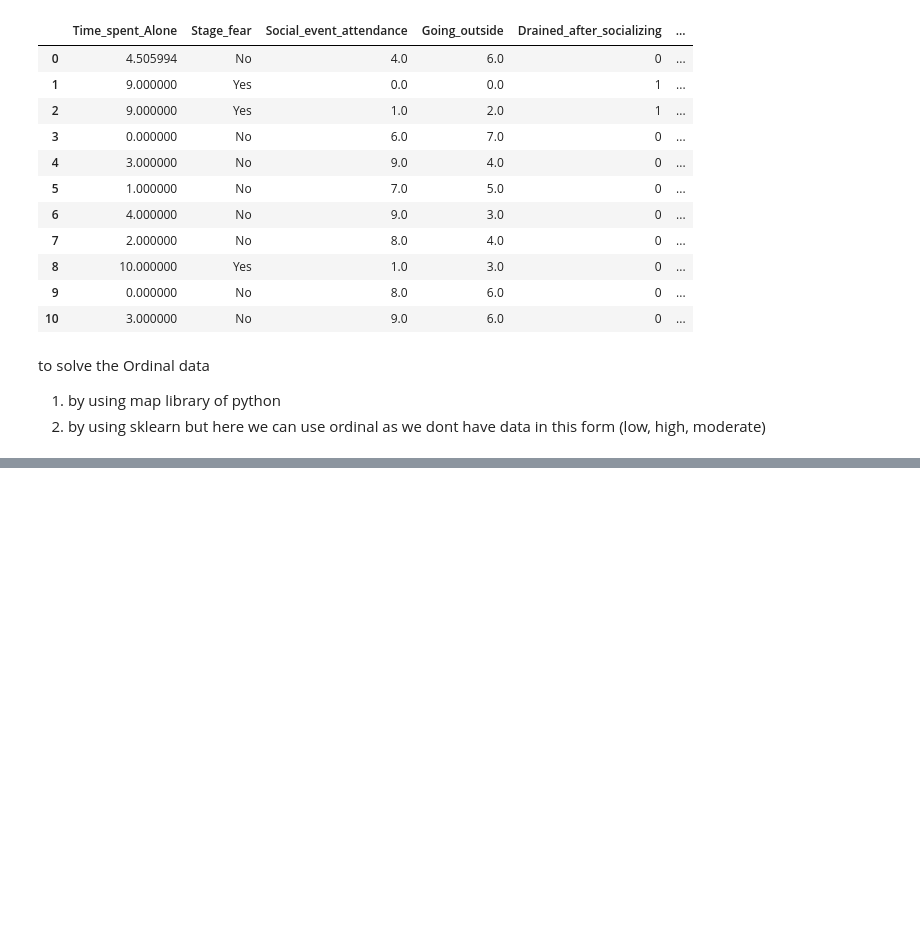
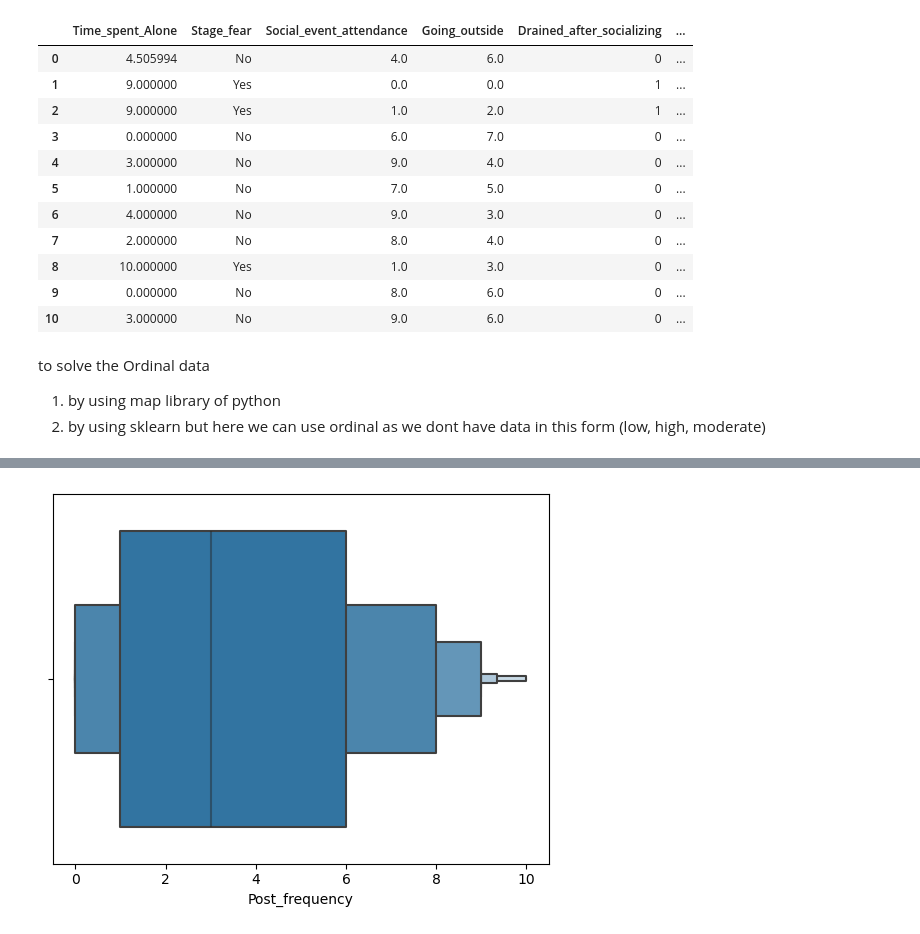
Before and after one commit to gitcrusher/DataScience, a Jupyter notebook: Personality_Analysis/main1.ipynb, the cells around one changed output, grey strips where cells are left out. Drawn from its saved outputs; the diff is of its cells as text; code cells hidden in the pictures; blank space fills up the shorter version.

```diff
--- a/Personality_Analysis/main1.ipynb
+++ b/Personality_Analysis/main1.ipynb
@@ -270,0 +315,5 @@ but here we can use ordinal as we dont have data in this form (low, high, modera
+# %%
+sns.boxenplot(x="Post_frequency",data=df)
+plt.show()
+# %% [output]
+[figure, added]
```
Also changed, not shown: parts of 6 cells of this notebook.
